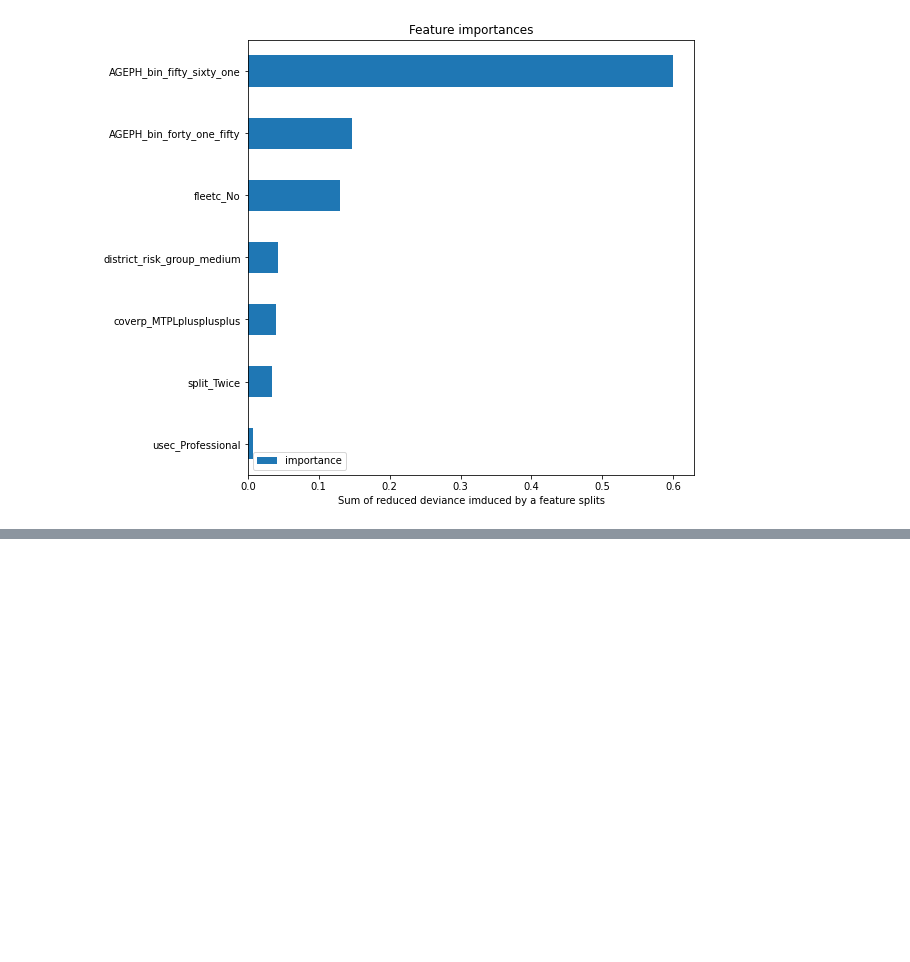
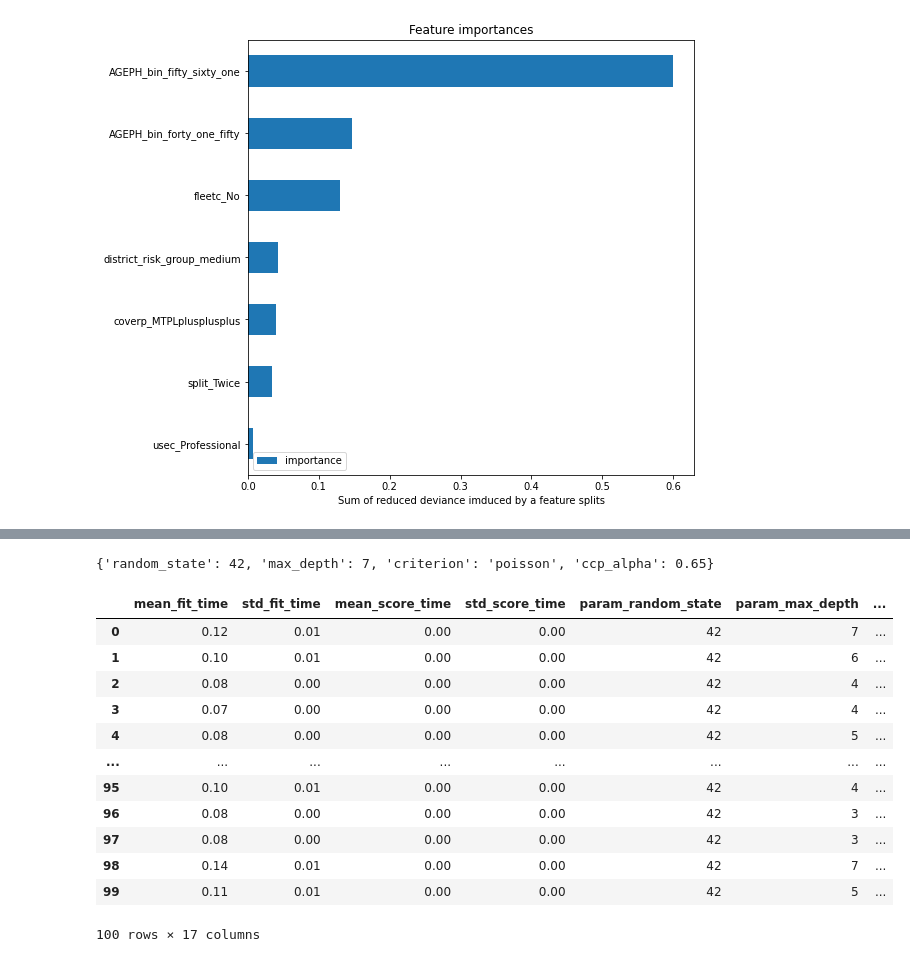
Before and after one commit to MarinoSanLorenzo/actuarial_ds, a Jupyter notebook: blog_post_main2.ipynb, the cells around one changed output, grey strips where cells are left out. Cells and saved outputs as stored; diff of their text form; code cells hidden in the pictures; blank space fills up the shorter version.

Commit message:
hyper opt for tree based methods

```diff
--- a/blog_post_main2.ipynb
+++ b/blog_post_main2.ipynb
@@ -1150,0 +806,7 @@ deviances_df_sev.query(f'deviance=={deviances_df_sev.deviance.min()}')
+# %%
+step = 0.05
+param_grid = {'max_depth': list(np.arange(3,8)),
+               'random_state':[random_state],
+              'criterion': ['poisson'],
+              'ccp_alpha': list(np.arange(0,1+step, step))}
+mean_poisson_dev_with_weights = partial(mean_poisson_deviance, sample_weight=exp_train)
@@ -1150,0 +815,9 @@ deviances_df_sev.query(f'deviance=={deviances_df_sev.deviance.min()}')
+# %%
+mean_poisson_dev_with_weights = partial(mean_poisson_deviance, sample_weight=exp_train)
+# %%
+tree_reg = RandomizedSearchCV(DecisionTreeRegressor(),
+                              param_distributions=param_grid,
+                              n_iter=100,
+                              scoring=mean_poisson_dev_with_weights)
+# %%
+tree_reg.fit(x_train, y_train, sample_weight=exp_train)
@@ -1150,0 +842,20 @@ deviances_df_sev.query(f'deviance=={deviances_df_sev.deviance.min()}')
+# %%
+tree_reg.best_params_
+# %% [output]
+{'random_state': 42, 'max_depth': 7, 'criterion': 'poisson', 'ccp_alpha': 0.65}
+# %%
+pd.DataFrame.from_dict(tree_reg.cv_results_)
+# %% [output]
+|  | mean_fit_time | std_fit_time | mean_score_time | std_score_time | param_random_state | param_max_depth | ... |
+| 0 | 0.12 | 0.01 | 0.00 | 0.00 | 42 | 7 | ... |
+| 1 | 0.10 | 0.01 | 0.00 | 0.00 | 42 | 6 | ... |
+| 2 | 0.08 | 0.00 | 0.00 | 0.00 | 42 | 4 | ... |
+| 3 | 0.07 | 0.00 | 0.00 | 0.00 | 42 | 4 | ... |
+| 4 | 0.08 | 0.00 | 0.00 | 0.00 | 42 | 5 | ... |
+| ... | ... | ... | ... | ... | ... | ... | ... |
+| 95 | 0.10 | 0.01 | 0.00 | 0.00 | 42 | 4 | ... |
+| 96 | 0.08 | 0.00 | 0.00 | 0.00 | 42 | 3 | ... |
+| 97 | 0.08 | 0.00 | 0.00 | 0.00 | 42 | 3 | ... |
+| 98 | 0.14 | 0.01 | 0.00 | 0.00 | 42 | 7 | ... |
+| 99 | 0.11 | 0.01 | 0.00 | 0.00 | 42 | 5 | ... |
+100 rows × 17 columns
```
Also changed, not shown: parts of 118 cells of this notebook, 3 other files.
